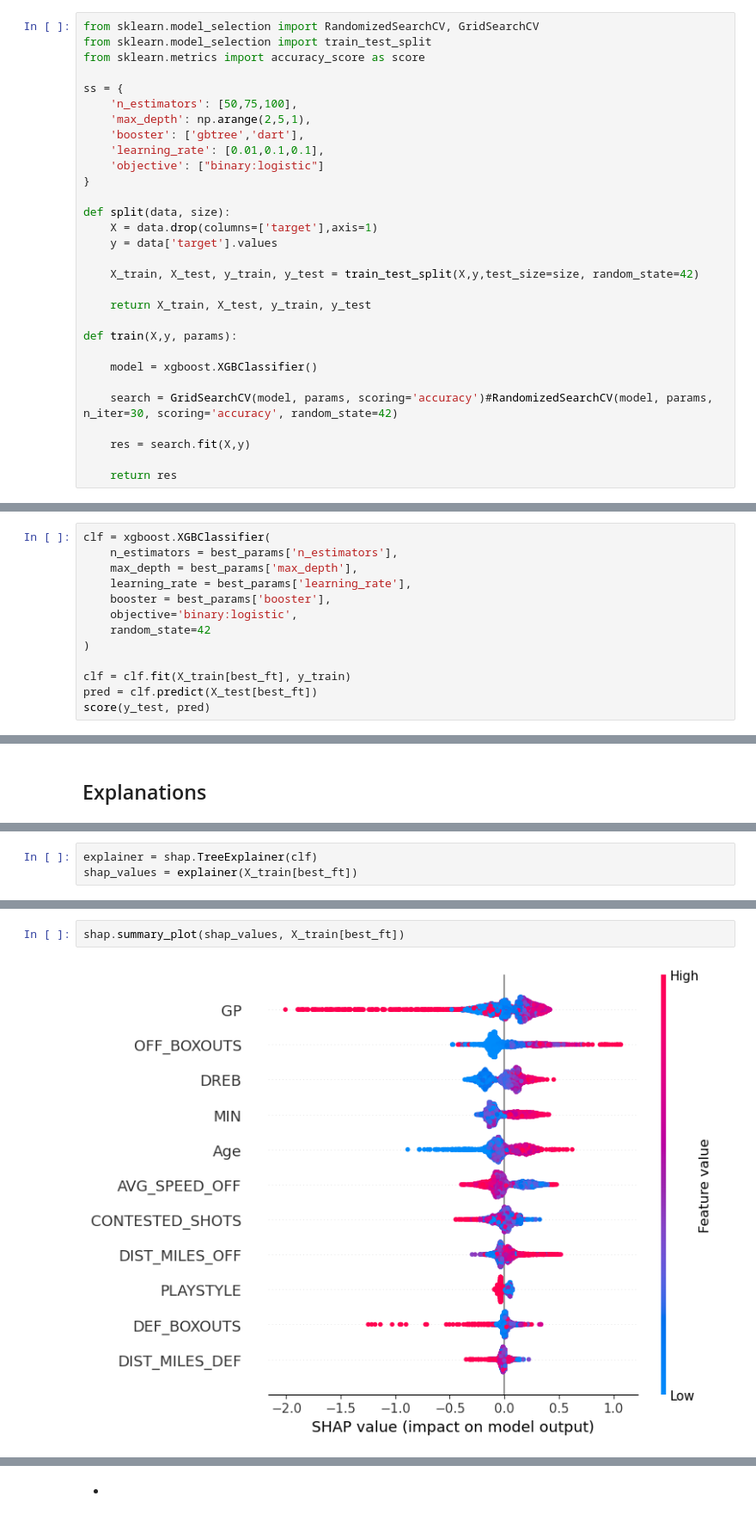
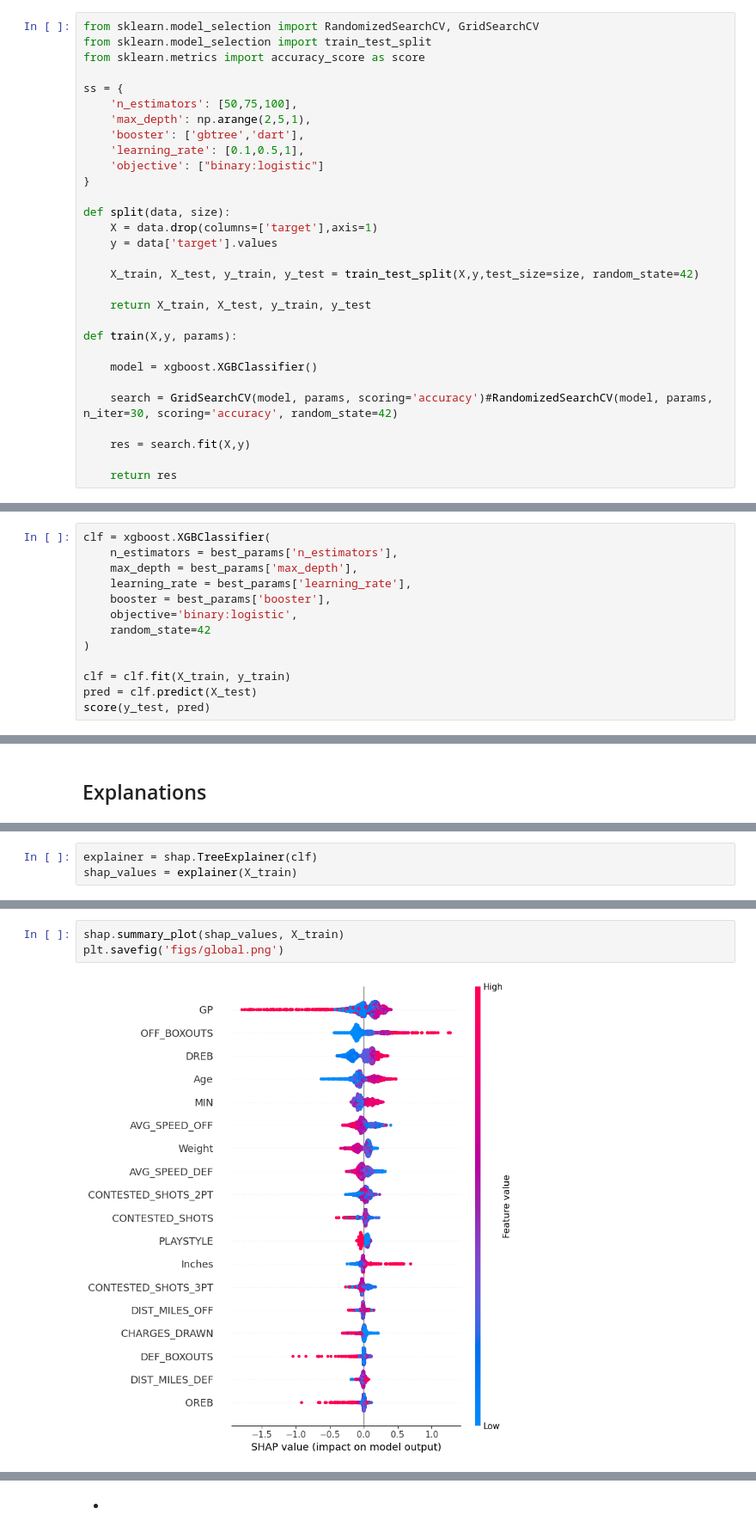
Before and after one commit to manelfideles/nba-injury-prediction, a Jupyter notebook: code.ipynb, the cells around one changed output, grey strips where cells are left out. Shown at 86% size. Drawn from its saved outputs; the diff is of its cells as text.

```diff
--- a/code.ipynb
+++ b/code.ipynb
@@ -186,7 +140,7 @@ ss = {
     'n_estimators': [50,75,100],
     'max_depth': np.arange(2,5,1),
     'booster': ['gbtree','dart'],
-    'learning_rate': [0.01,0.1,0.1],
+    'learning_rate': [0.1,0.5,1],
     'objective': ["binary:logistic"]
 }
 
@@ -391,7 +347,7 @@ clf = xgboost.XGBClassifier(
     random_state=42
 )
 
-clf = clf.fit(X_train[best_ft], y_train)
-pred = clf.predict(X_test[best_ft])
+clf = clf.fit(X_train, y_train)
+pred = clf.predict(X_test)
 score(y_test, pred)
 # %% [output]
@@ -437,3 +404,3 @@ plt.show()
 # %%
 explainer = shap.TreeExplainer(clf)
-shap_values = explainer(X_train[best_ft])
+shap_values = explainer(X_train)
@@ -442,4 +407,5 @@ ntree_limit is deprecated, use `iteration_range` or model slicing instead.
 # %%
-shap.summary_plot(shap_values, X_train[best_ft])
+shap.summary_plot(shap_values, X_train)
+plt.savefig('figs/global.png')
 # %% [output]
-[figure, old version]
+[figure, new version]
```
Also changed, not shown: parts of 25 cells of this notebook, 5 other files.
